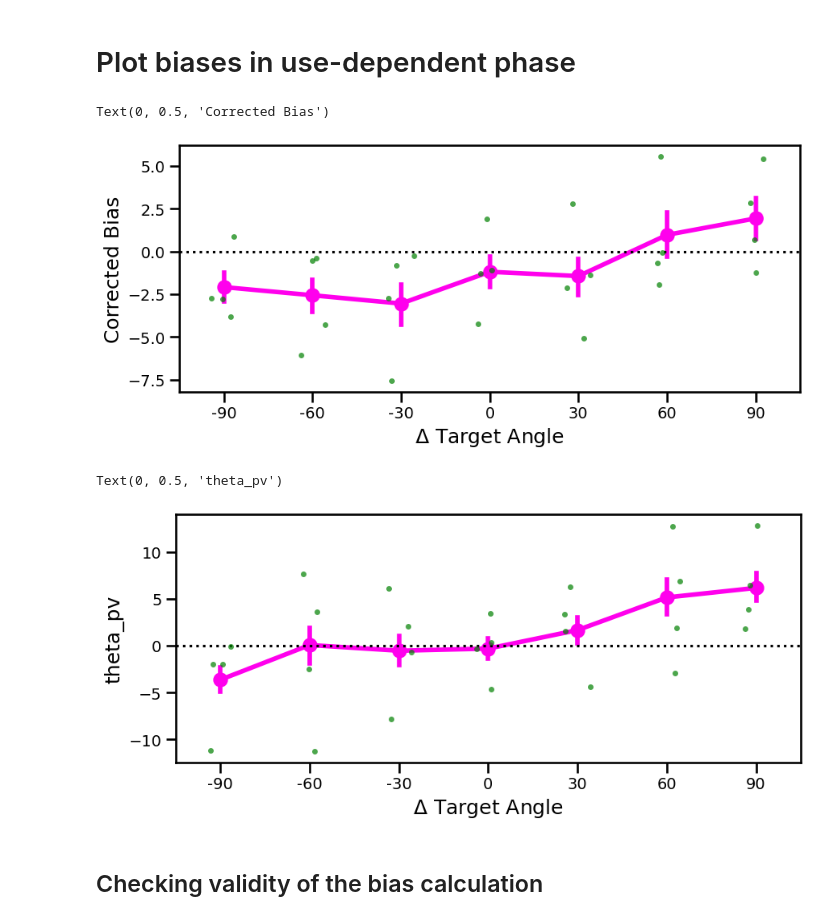
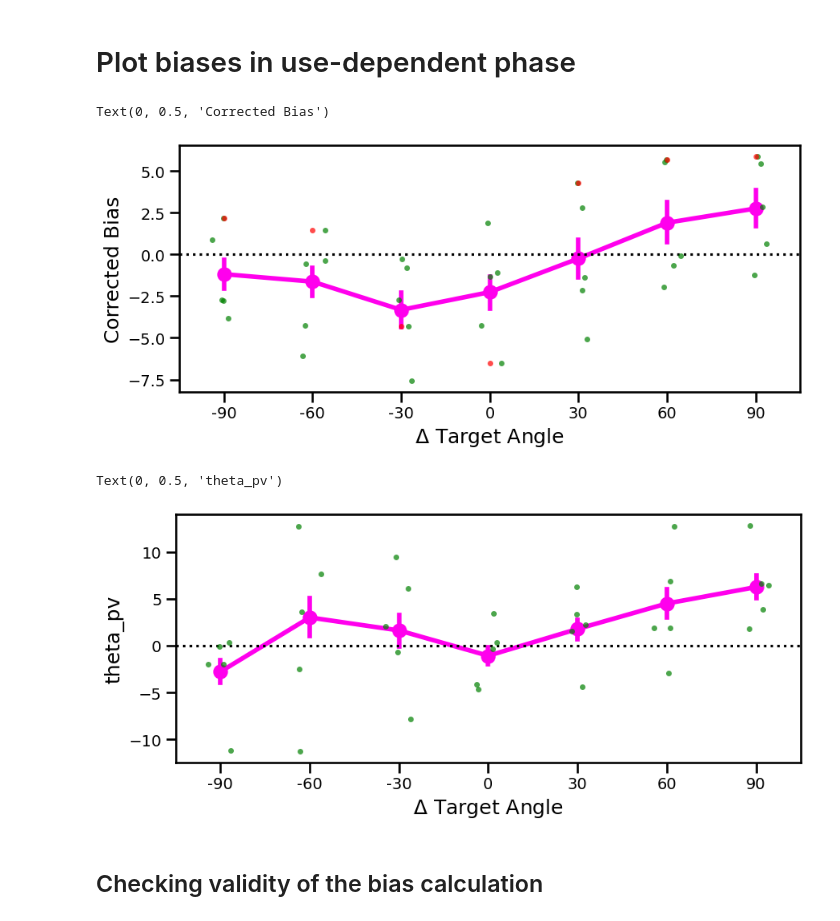
Before and after one commit to abbysun4/UDLR_study, a Jupyter notebook: UDLR_ver1/scripts/analysis_script_pilot_withoutFB.ipynb, the cells around one changed output. Cells and saved outputs as stored; diff of their text form; code cells hidden in the pictures.

```diff
--- a/UDLR_ver1/scripts/analysis_script_pilot_withoutFB.ipynb
+++ b/UDLR_ver1/scripts/analysis_script_pilot_withoutFB.ipynb
@@ -25,25 +25,27 @@ file_paths_baseline = [
     "../data/csv_files/01_baseline_withoutFB.csv",
     "../data/csv_files/02_baseline_withoutFB.csv",
     "../data/csv_files/03_baseline_withoutFB.csv",
-    "../data/csv_files/04_baseline_withoutFB.csv"
+    "../data/csv_files/04_baseline_withoutFB.csv",
+    "../data/csv_files/05_baseline_withoutFB.csv"
 ]
 
 file_paths_repulse = [
     "../data/csv_files/01_repulse_withoutFB.csv",
     "../data/csv_files/02_repulse_withoutFB.csv",
     "../data/csv_files/03_repulse_withoutFB.csv",
-    "../data/csv_files/04_repulse_withoutFB.csv"
+    "../data/csv_files/04_repulse_withoutFB.csv",
+    "../data/csv_files/05_repulse_withoutFB.csv"
 ]
 
 file_paths_udl = [
     "../data/csv_files/01_udl_withoutFB.csv",
     "../data/csv_files/02_udl_withoutFB.csv",
     "../data/csv_files/03_udl_withoutFB.csv",
-    "../data/csv_files/04_udl_withoutFB.csv"
+    "../data/csv_files/04_udl_withoutFB.csv",
+    "../data/csv_files/05_udl_withoutFB.csv"
 ]
 # Subject identifiers corresponding to the datasets
-subject_list = ["abby", "yannie", "eric", "paul"]
-
+subject_list = ["abby", "yannie", "eric", "paul", "jason"]
 
 # Load CSV files & label condition
 df_baseline_raw = pre_process(file_paths_baseline, subject_list)
@@ -152,7 +154,7 @@ for phase_name, epoch in phase_info.items():
 
 ## Shift the target angles for participants who had a central target of 60 degrees, so that central target is always at 150 degrees
 # Participants who had central target as 60 degrees
-p_list1 = [1, 3]
+p_list1 = [1, 3, 5]
 
 # Shift all targets so central target is always 150 degrees
 mask = df['SN'].isin(set(p_list1))
@@ -264,7 +266,6 @@ df_udl_constrained = df_udl_constrained.loc[df_udl_constrained['feedback'] == 0]
 
 df_target_150 = df_udl_constrained[df_udl_constrained['target_angle'] == 150]
 df_other = df_udl_constrained[df_udl_constrained['target_angle'] != 150]
-
 # Randomly keep 16 of the target_angle == 150 rows
 
 df_target150_keep = (
@@ -285,44 +286,44 @@ subject_means = df_udl_constrained.groupby(['SN', 'target_angle_diff'])['correct
 fig, ax = plt.subplots(figsize=(10,4))
 sns.pointplot(
     data=df_udl_constrained,
     x='target_angle_diff',
     y='corrected_repulse_theta_pv',
     estimator='mean',
     errorbar=('ci',95),
     #color='black',
     ax=ax
 )
 
 sns.stripplot(
     data=subject_means,
     x='target_angle_diff',
     y='corrected_repulse_theta_pv',
     color='green',
     alpha=0.7,
     jitter=0.15,
     size=5,
     ax=ax
 )
 
-# sns.stripplot(
-#     data=subject_means[subject_means['SN']==1],
-#     x='target_angle_diff',
-#     y='corrected_repulse_theta_pv',
-#     color='red',
-#     alpha=0.7,
-#     jitter=0.15,
-#     size=5,
-#     ax=ax
-# )
+sns.stripplot(
+    data=subject_means[subject_means['SN']==5],
+    x='target_angle_diff',
+    y='corrected_repulse_theta_pv',
+    color='red',
+    alpha=0.7,
+    jitter=0.15,
+    size=5,
+    ax=ax
+)
 
 ax.axhline(0, color='black', linestyle=':')
 ax.tick_params(axis='x', labelsize=14)
 ax.tick_params(axis='y', labelsize=14)
 plt.xlabel(r'$\Delta$ Target Angle')
 plt.ylabel('Corrected Bias')
 # %% [output]
 Text(0, 0.5, 'Corrected Bias')
-[figure, old version]
+[figure, new version]
 # %%
 subject_means = df_udl_constrained.groupby(['SN', 'target_angle_diff'])['theta_pv'].mean().reset_index()
 
@@ -355,7 +356,7 @@ plt.xlabel(r'$\Delta$ Target Angle')
 plt.ylabel('theta_pv')
 # %% [output]
 Text(0, 0.5, 'theta_pv')
-[figure, old version]
+[figure, new version]
 # %% [markdown]
 ## Checking validity of the bias calculation
 # %%
```
Also changed, not shown: parts of 9 cells of this notebook, 1 other file.
